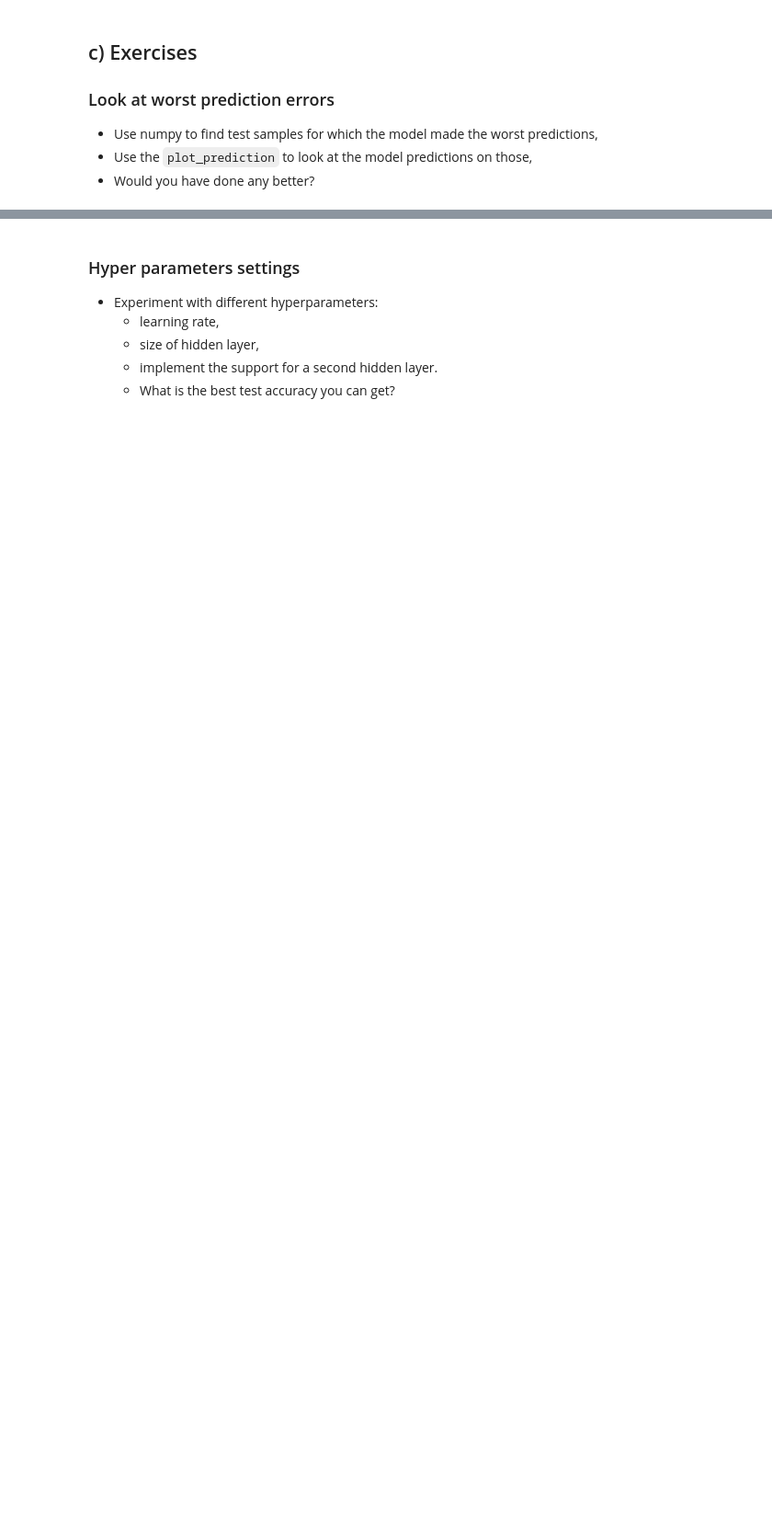
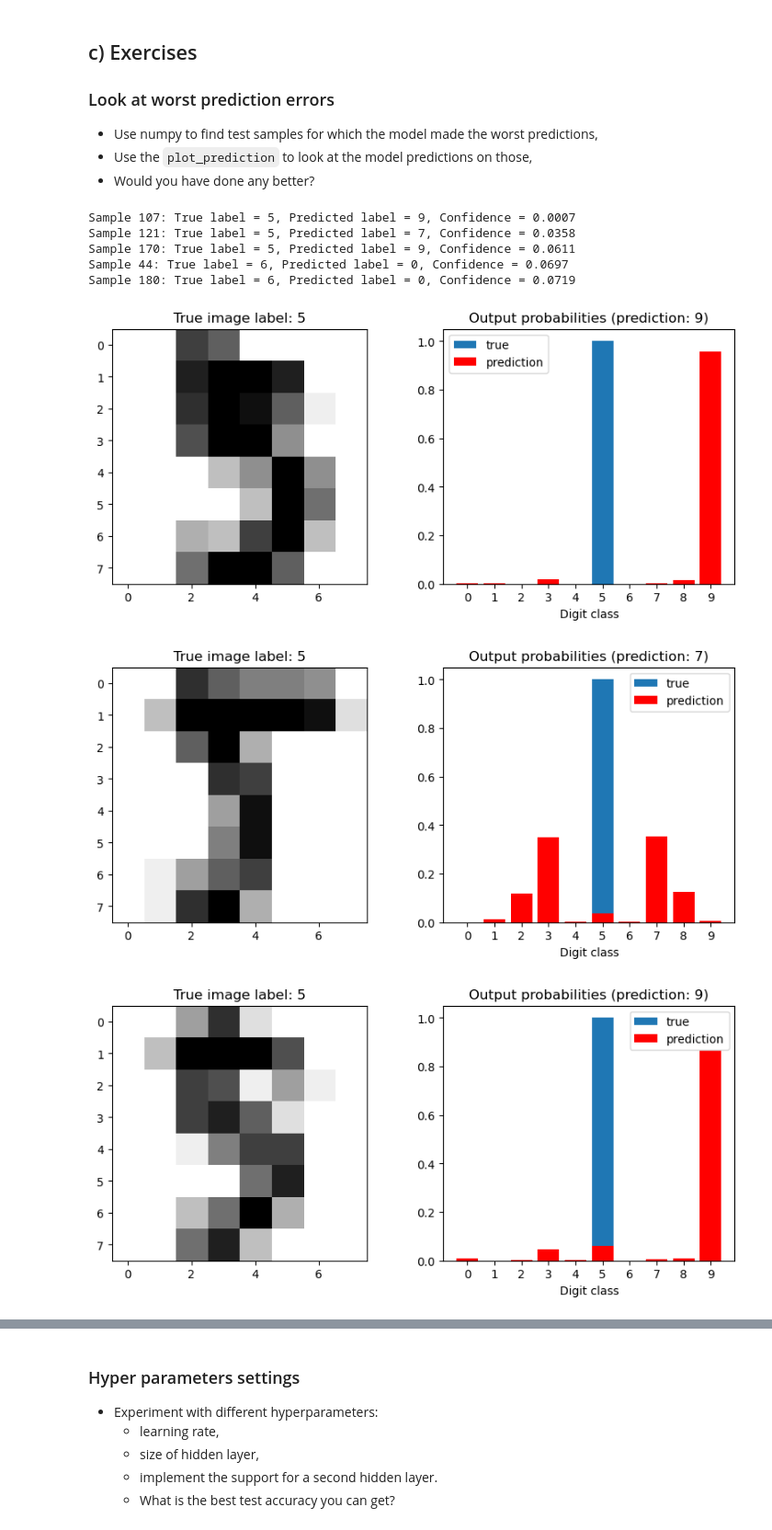
Before and after one commit to UofT-DSI/deep_learning, a Jupyter notebook: 01_materials/labs/lab_2.ipynb, the cells around one changed output, grey strips where cells are left out. Shown at 92% size. Saved outputs shown, nothing was run; the diff lists cells and outputs as text; code cells hidden in the pictures; blank space fills up the shorter version.

```diff
--- a/01_materials/labs/lab_2.ipynb
+++ b/01_materials/labs/lab_2.ipynb
@@ -303,17 +358,17 @@ class NeuralNet():
 
     def forward_hidden(self, X):
         # Compute the linear combination of the input and weights
-        self.Z_h = None # TODO
+        self.Z_h = np.dot(X, self.W_h) + self.b_h
 
         # Apply the sigmoid activation function
-        return None # TODO
+        return sigmoid(self.Z_h)
 
     def forward_output(self, H):
         # Compute the linear combination of the hidden layer activation and weights
-        self.Z_o = None # TODO
+        self.Z_o = np.dot(H, self.W_o) + self.b_o
 
         # Apply the sigmoid activation function
-        return None # TODO
+        return softmax(self.Z_o)
 
     def forward(self, X):
         # Compute the forward activations of the hidden and output layers
@@ -323,8 +378,14 @@ class NeuralNet():
         return Y
 
     def loss(self, X, y):
+        # Convert true labels to one-hot
         y_onehot = one_hot(self.output_size, y)
-        return None # TODO
+
+        # Get predictions from forward pass
+        y_pred = self.forward(X)
+
+        # Compute negative log likelihood loss
+        return nll(y_onehot, y_pred)
 
     def grad_loss(self, X, y_true):
         y_true = one_hot(self.output_size, y_true)
@@ -420,0 +509,33 @@ plot_prediction(model, sample_idx=4)
+# %%
+# Step 1: Get predictions on the test set
+y_preds = model.predict(X_test)
+y_true = y_test
+
+# Step 2: Identify indices where predictions were incorrect
+incorrect_indices = np.where(y_preds != y_true)[0]
+
+# Step 3: Find the confidence of incorrect predictions
+# We want to sort by the prediction probability for the true class
+incorrect_confidences = []
+for idx in incorrect_indices:
+    y_pred_prob = model.forward(X_test[idx])
+    confidence = y_pred_prob[y_true[idx]]
+    incorrect_confidences.append((idx, confidence))
+
+# Sort by confidence (lowest confidence first)
+incorrect_confidences.sort(key=lambda x: x[1])
+
+# Step 4: Plot the worst prediction errors
+top_worst_errors = incorrect_confidences[:5]  # Show the top 5 worst errors
+for idx, confidence in top_worst_errors:
+    plot_prediction(model, sample_idx=idx)
+    print(f"Sample {idx}: True label = {y_true[idx]}, Predicted label = {y_preds[idx]}, Confidence = {confidence:.4f}")
+# %% [output]
+Sample 107: True label = 5, Predicted label = 9, Confidence = 0.0007
+Sample 121: True label = 5, Predicted label = 7, Confidence = 0.0358
+Sample 170: True label = 5, Predicted label = 9, Confidence = 0.0611
+Sample 44: True label = 6, Predicted label = 0, Confidence = 0.0697
+Sample 180: True label = 6, Predicted label = 0, Confidence = 0.0719
+[figure, added]
+[figure, added]
+[figure, added]
```
Also changed, not shown: parts of 31 cells of this notebook, 1 other file.
